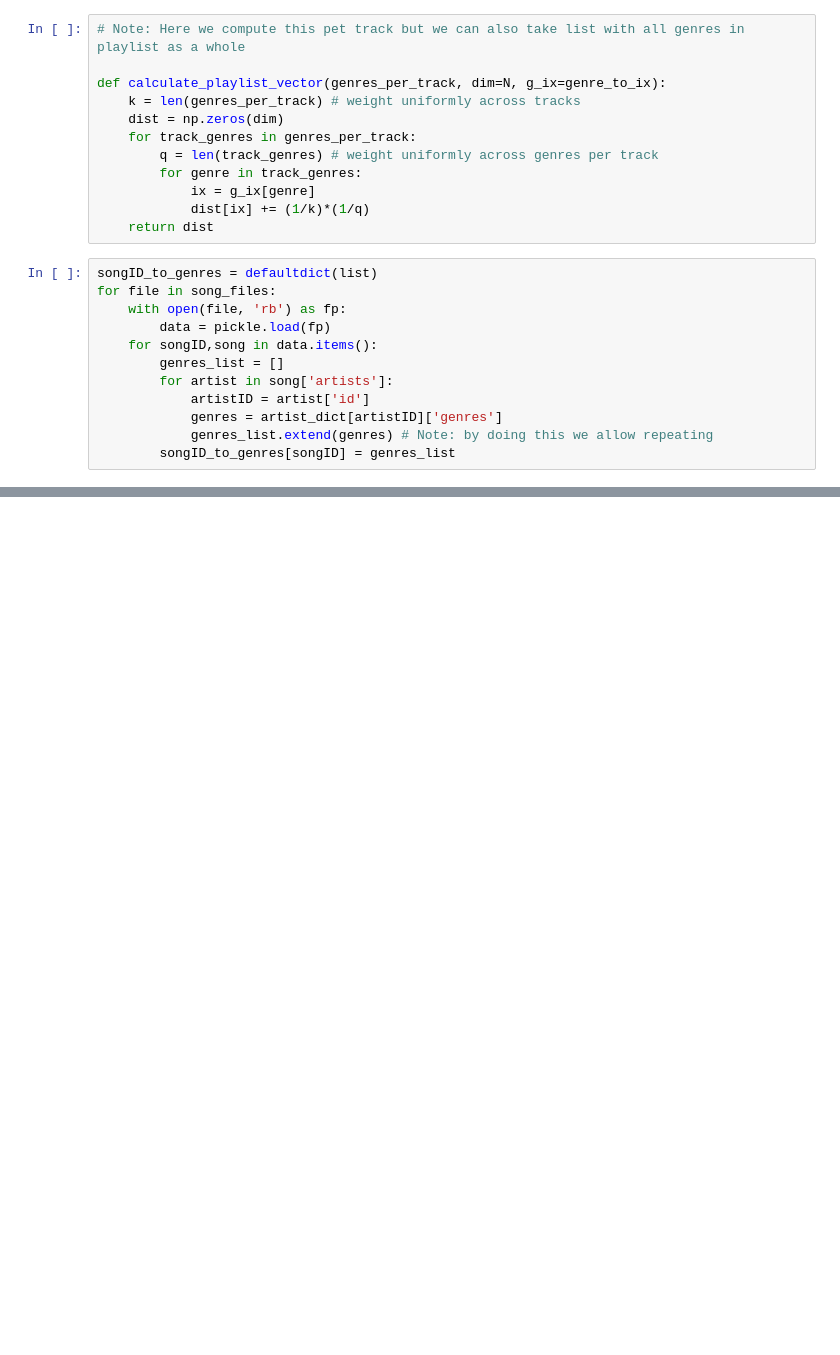
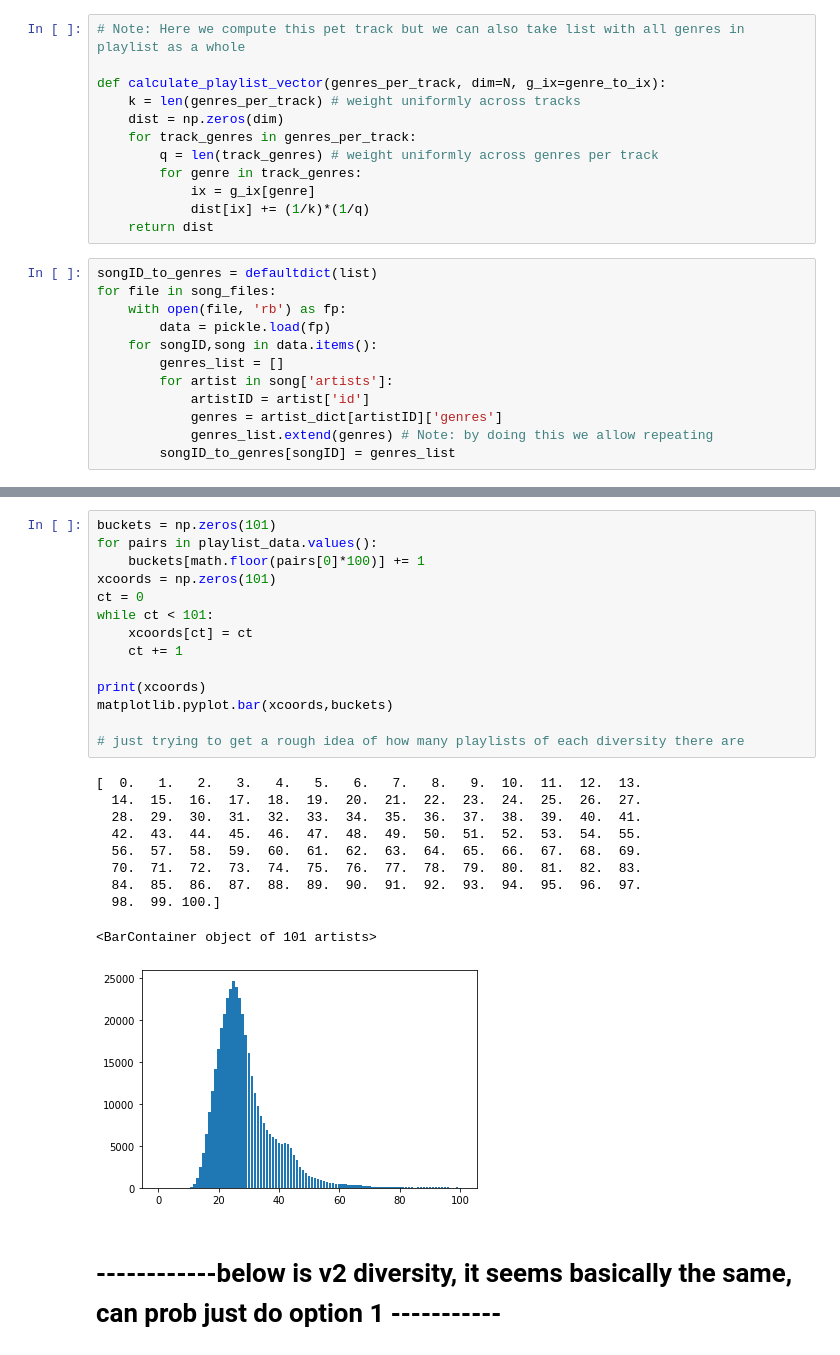
Before and after one commit to Ferev/playlist_popularity, a Jupyter notebook: [Q1] Tagged Playlists.ipynb, the cells around one changed output, grey strips where cells are left out. Saved outputs shown, nothing was run; the diff lists cells and outputs as text; blank space fills up the shorter version.

```diff
--- a/[Q1] Tagged Playlists.ipynb
+++ b/[Q1] Tagged Playlists.ipynb
@@ -105,0 +134,27 @@ with open('mappings/Q1/playlist_data.pkl', 'wb') as fp:
+# %%
+buckets = np.zeros(101)
+for pairs in playlist_data.values():
+    buckets[math.floor(pairs[0]*100)] += 1
+xcoords = np.zeros(101)
+ct = 0
+while ct < 101:
+    xcoords[ct] = ct
+    ct += 1
+
+print(xcoords)
+matplotlib.pyplot.bar(xcoords,buckets)
+
+# just trying to get a rough idea of how many playlists of each diversity there are
+# %% [output]
+[  0.   1.   2.   3.   4.   5.   6.   7.   8.   9.  10.  11.  12.  13.
+  14.  15.  16.  17.  18.  19.  20.  21.  22.  23.  24.  25.  26.  27.
+  28.  29.  30.  31.  32.  33.  34.  35.  36.  37.  38.  39.  40.  41.
+  42.  43.  44.  45.  46.  47.  48.  49.  50.  51.  52.  53.  54.  55.
+  56.  57.  58.  59.  60.  61.  62.  63.  64.  65.  66.  67.  68.  69.
+  70.  71.  72.  73.  74.  75.  76.  77.  78.  79.  80.  81.  82.  83.
+  84.  85.  86.  87.  88.  89.  90.  91.  92.  93.  94.  95.  96.  97.
+  98.  99. 100.]
+<BarContainer object of 101 artists>
+[figure, added]
+# %% [markdown]
+# ------------below is v2 diversity, it seems basically the same, can prob just do option 1 -----------
```
Also changed, not shown: parts of 13 cells of this notebook.
